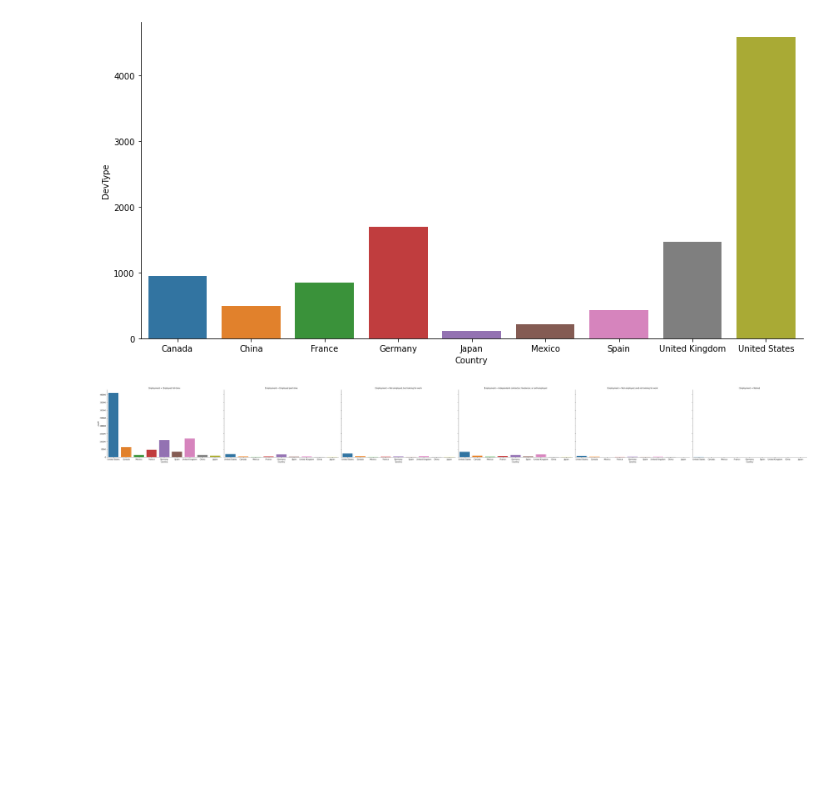
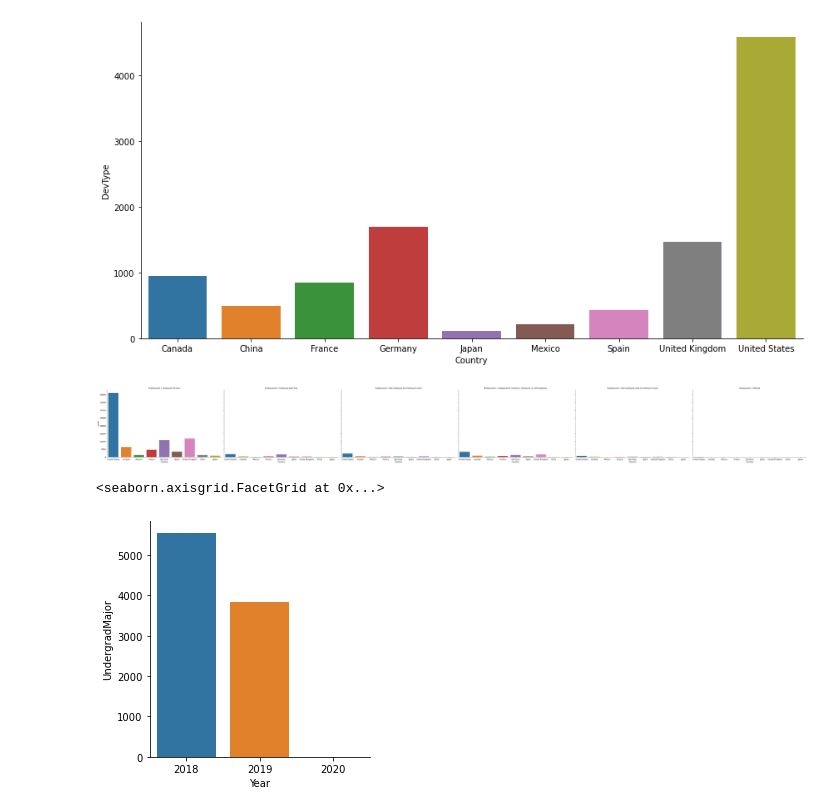
Before and after one commit to roberthallds/PersonalProjects, a Jupyter notebook: Handling Missing StackOverflow Data/Project.ipynb, the cells around one changed output. Drawn from its saved outputs; the diff is of its cells as text; code cells hidden in the pictures; blank space fills up the shorter version.

```diff
--- a/Handling Missing StackOverflow Data/Project.ipynb
+++ b/Handling Missing StackOverflow Data/Project.ipynb
@@ -144,3 +144,17 @@ empfig = sns.catplot(x='Country',
                      aspect=1.5)
 # %% [output]
 [figure]
+# %%
+# plot annual information of the number of developers
+# with missing undergraduate degree information
+noUndergradInfo = df['UndergradMajor'].isnull().groupby(df['Year']).sum().reset_index()
+
+sns.catplot(x='Year',
+            y='UndergradMajor',
+            data=noUndergradInfo,
+            kind="bar",
+            height=4,
+            aspect=1)
+# %% [output]
+<seaborn.axisgrid.FacetGrid at 0x...>
+[figure, added]
```
Also changed, not shown: parts of 5 cells of this notebook.
